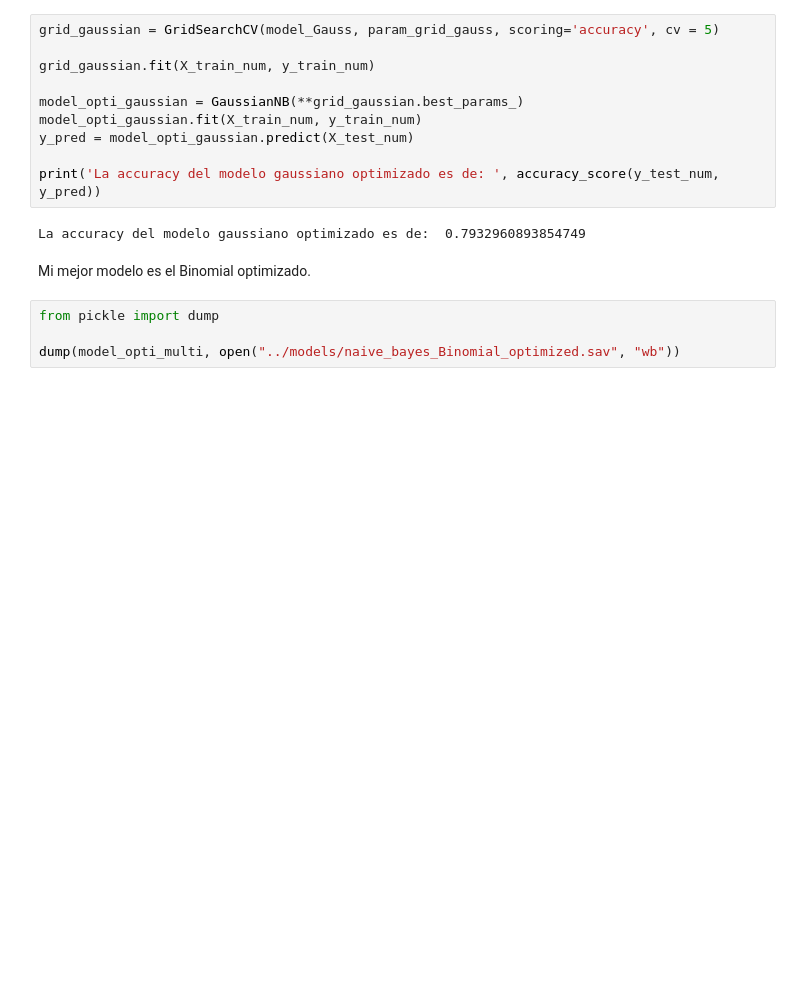
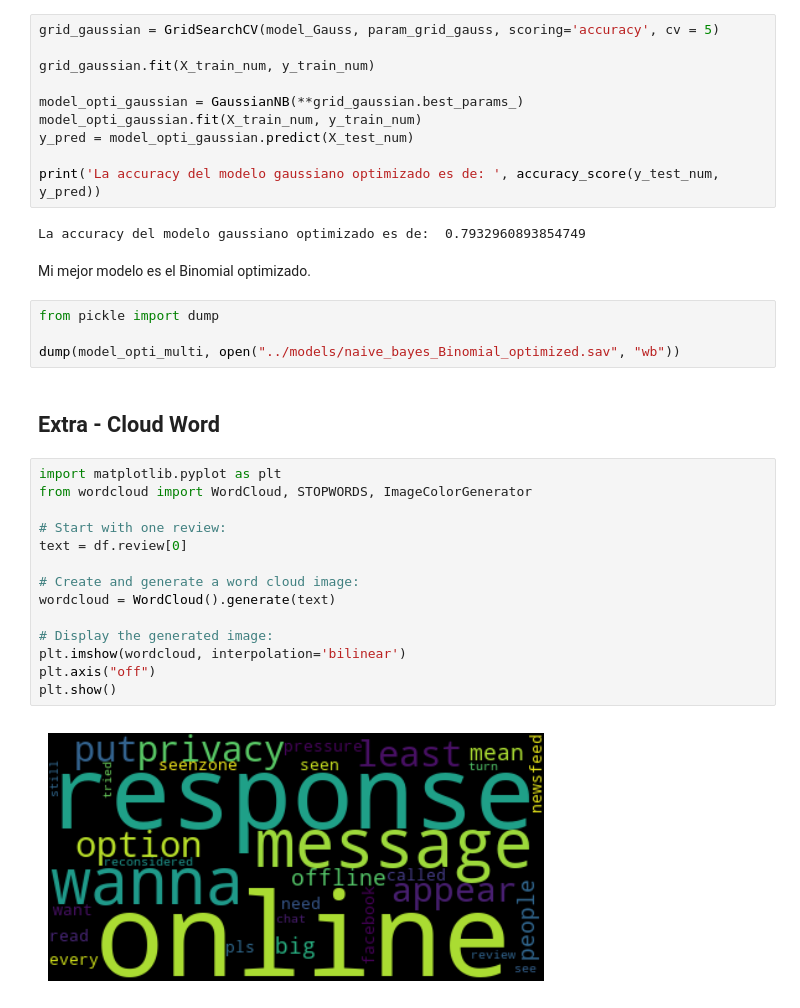
Before and after one commit to Reezo912/NaiveBayes, a Jupyter notebook: src/appOptimized.ipynb, the cells around one changed output. Cells and saved outputs as stored; diff of their text form; blank space fills up the shorter version.

Commit message:
extra

```diff
--- a/src/appOptimized.ipynb
+++ b/src/appOptimized.ipynb
@@ -175,3 +175,21 @@ Mi mejor modelo es el Binomial optimizado.
 from pickle import dump
 
 dump(model_opti_multi, open("../models/naive_bayes_Binomial_optimized.sav", "wb"))
+# %% [markdown]
+## Extra - Cloud Word
+# %%
+import matplotlib.pyplot as plt
+from wordcloud import WordCloud, STOPWORDS, ImageColorGenerator
+
+# Start with one review:
+text = df.review[0]
+
+# Create and generate a word cloud image:
+wordcloud = WordCloud().generate(text)
+
+# Display the generated image:
+plt.imshow(wordcloud, interpolation='bilinear')
+plt.axis("off")
+plt.show()
+# %% [output]
+[figure, added]
```
Also changed, not shown: parts of 1 cell of this notebook.
